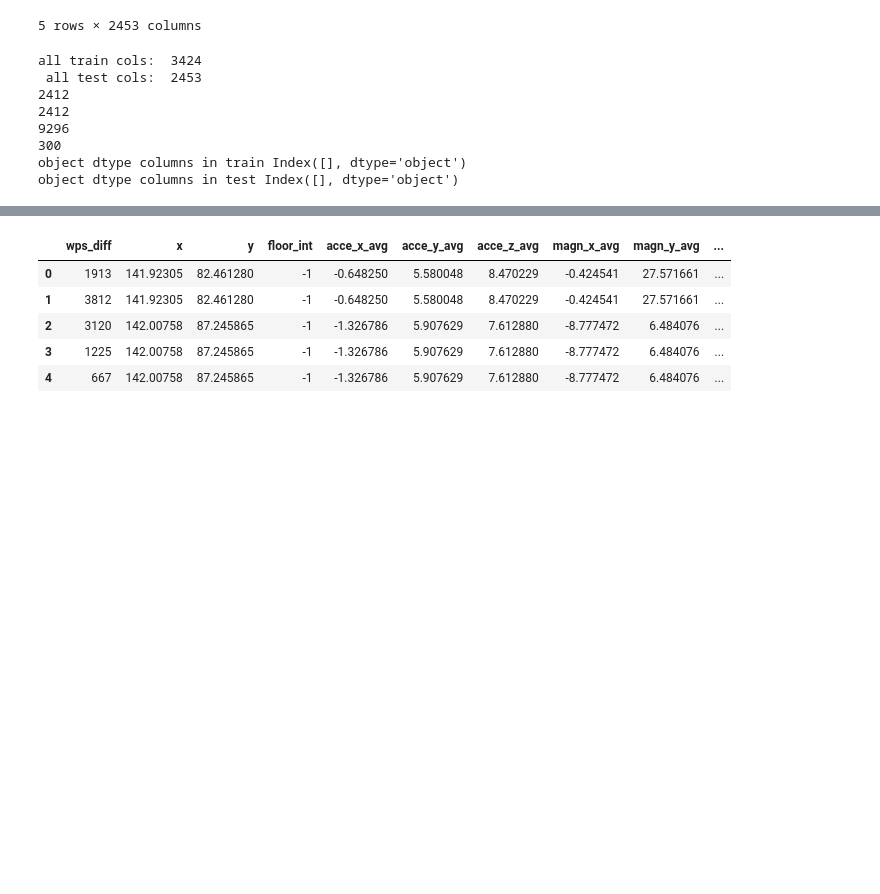
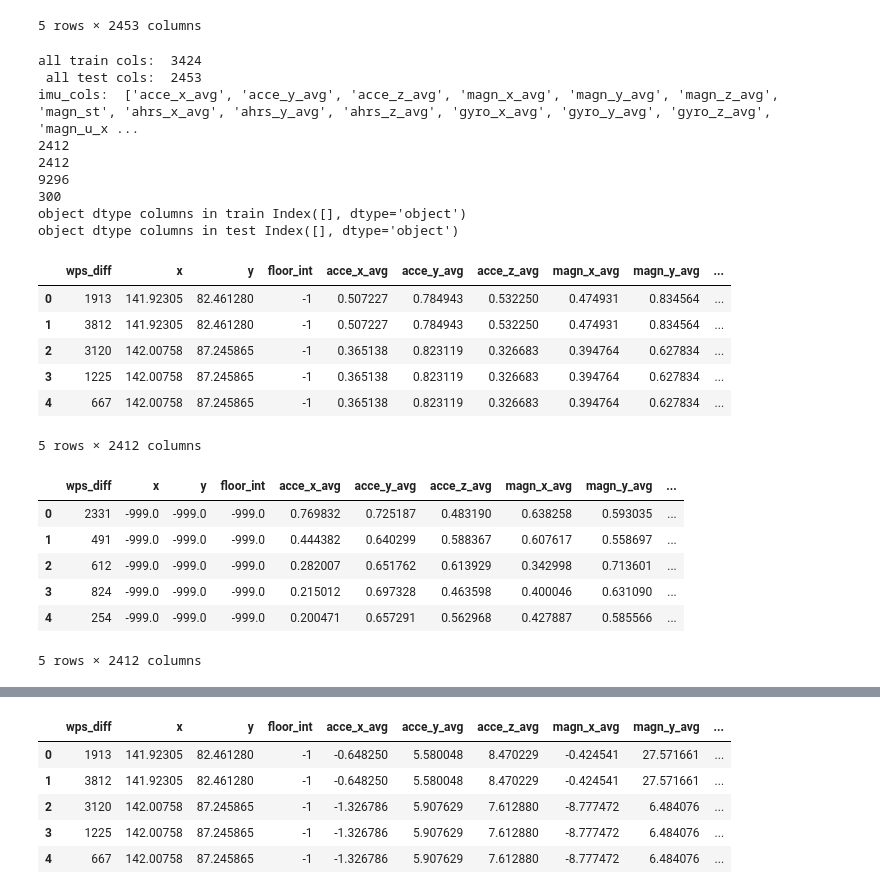
Before and after one commit to robot269006/indoor, a Jupyter notebook: indoor_model_Conv1dMaxPoolGRU_kfold_train6_1.ipynb, the cells around one changed output, grey strips where cells are left out. Drawn from its saved outputs; the diff is of its cells as text; code cells hidden in the pictures; blank space fills up the shorter version.

```diff
--- a/indoor_model_Conv1dMaxPoolGRU_kfold_train6_1.ipynb
+++ b/indoor_model_Conv1dMaxPoolGRU_kfold_train6_1.ipynb
@@ -140,41 +140,70 @@ print("all train cols: ", len(all_train_cols), "\n", "all test cols: ", len(all_
 
 # get all non-overlapping columns
 no_overlap_col = list(set(all_train_cols) ^ set(all_test_cols))
+no_overlap_col += ["wifi_ts", "floor", "file_id", "site_id"] # add other columns to exclude
 train_cols = [x for x in all_train_cols if x not in no_overlap_col]
 test_cols = [x for x in all_test_cols if x not in no_overlap_col]
 # test_cols += ["site_path_timestamp"] # test_df needs to keep "site_path_timestamp"
 
 # filter out the df by the columns to leave
 train_df = train_df[train_cols]
 test_df = test_df[test_cols]
 
-# Drop some columns not necessary as a feature
-drop_cols =["wifi_ts", "floor", "file_id", "site_id"]
-for df in [train_df, test_df]:
-    df = df.drop(columns=drop_cols, inplace=True)
+# # Drop some columns not necessary as a feature
+# drop_cols = ["wifi_ts", "floor", "file_id", "site_id"]
+# for df in [train_df, test_df]:
+#     df = df.drop(columns=drop_cols, inplace=True)
 
 # Convert df object columns to integers and then the whole thing to tensors
 for df in [train_df, test_df]:
     obj_col = list(df.select_dtypes(include=['object']).columns)
     for col in obj_col:
         le = LabelEncoder()
         df[col] = le.fit_transform(df[col].values)
 
+# Apply MinMaxScaler to each IMU columns
+current_cols = list(train_df.columns)
+imu_cols = current_cols[:23]
+exception_columns = ["wps_diff", "x", "y", "floor_int", "rel_diff", "rel_x", "rel_y"]
+imu_cols = [x for x in imu_cols if x not in exception_columns]
+print("imu_cols: ", imu_cols)
+for df in [train_df, test_df]:
+    for col in imu_cols:
+        mm_scaler = MinMaxScaler()
+        df[col] = mm_scaler.fit_transform(df[col].values.reshape(-1, 1))
+
 print(len(train_df.columns))
 print(len(test_df.columns))
 print(len(train_df))
 print(len(test_df))
 print("object dtype columns in train", train_df.select_dtypes(include=['object']).columns)
 print("object dtype columns in test", test_df.select_dtypes(include=['object']).columns)
+display(train_df.head())
+display(test_df.head())
 # %% [output]
 all train cols:  3424
  all test cols:  2453
+imu_cols:  ['acce_x_avg', 'acce_y_avg', 'acce_z_avg', 'magn_x_avg', 'magn_y_avg', 'magn_z_avg', 'magn_st', 'ahrs_x_avg', 'ahrs_y_avg', 'ahrs_z_avg', 'gyro_x_avg', 'gyro_y_avg', 'gyro_z_avg', 'magn_u_x ...
 2412
 2412
 9296
 300
 object dtype columns in train Index([], dtype='object')
 object dtype columns in test Index([], dtype='object')
+|  | wps_diff | x | y | floor_int | acce_x_avg | acce_y_avg | acce_z_avg | magn_x_avg | magn_y_avg | ... |
+| 0 | 1913 | 141.92305 | 82.461280 | -1 | 0.507227 | 0.784943 | 0.532250 | 0.474931 | 0.834564 | ... |
+| 1 | 3812 | 141.92305 | 82.461280 | -1 | 0.507227 | 0.784943 | 0.532250 | 0.474931 | 0.834564 | ... |
+| 2 | 3120 | 142.00758 | 87.245865 | -1 | 0.365138 | 0.823119 | 0.326683 | 0.394764 | 0.627834 | ... |
+| 3 | 1225 | 142.00758 | 87.245865 | -1 | 0.365138 | 0.823119 | 0.326683 | 0.394764 | 0.627834 | ... |
+| 4 | 667 | 142.00758 | 87.245865 | -1 | 0.365138 | 0.823119 | 0.326683 | 0.394764 | 0.627834 | ... |
+5 rows × 2412 columns
+|  | wps_diff | x | y | floor_int | acce_x_avg | acce_y_avg | acce_z_avg | magn_x_avg | magn_y_avg | ... |
+| 0 | 2331 | -999.0 | -999.0 | -999.0 | 0.769832 | 0.725187 | 0.483190 | 0.638258 | 0.593035 | ... |
+| 1 | 491 | -999.0 | -999.0 | -999.0 | 0.444382 | 0.640299 | 0.588367 | 0.607617 | 0.558697 | ... |
+| 2 | 612 | -999.0 | -999.0 | -999.0 | 0.282007 | 0.651762 | 0.613929 | 0.342998 | 0.713601 | ... |
+| 3 | 824 | -999.0 | -999.0 | -999.0 | 0.215012 | 0.697328 | 0.463598 | 0.400046 | 0.631090 | ... |
+| 4 | 254 | -999.0 | -999.0 | -999.0 | 0.200471 | 0.657291 | 0.562968 | 0.427887 | 0.585566 | ... |
+5 rows × 2412 columns
 # %%
 # # Use when we need to consider timetamps
 
```
Also changed, not shown: parts of 5 cells of this notebook.
